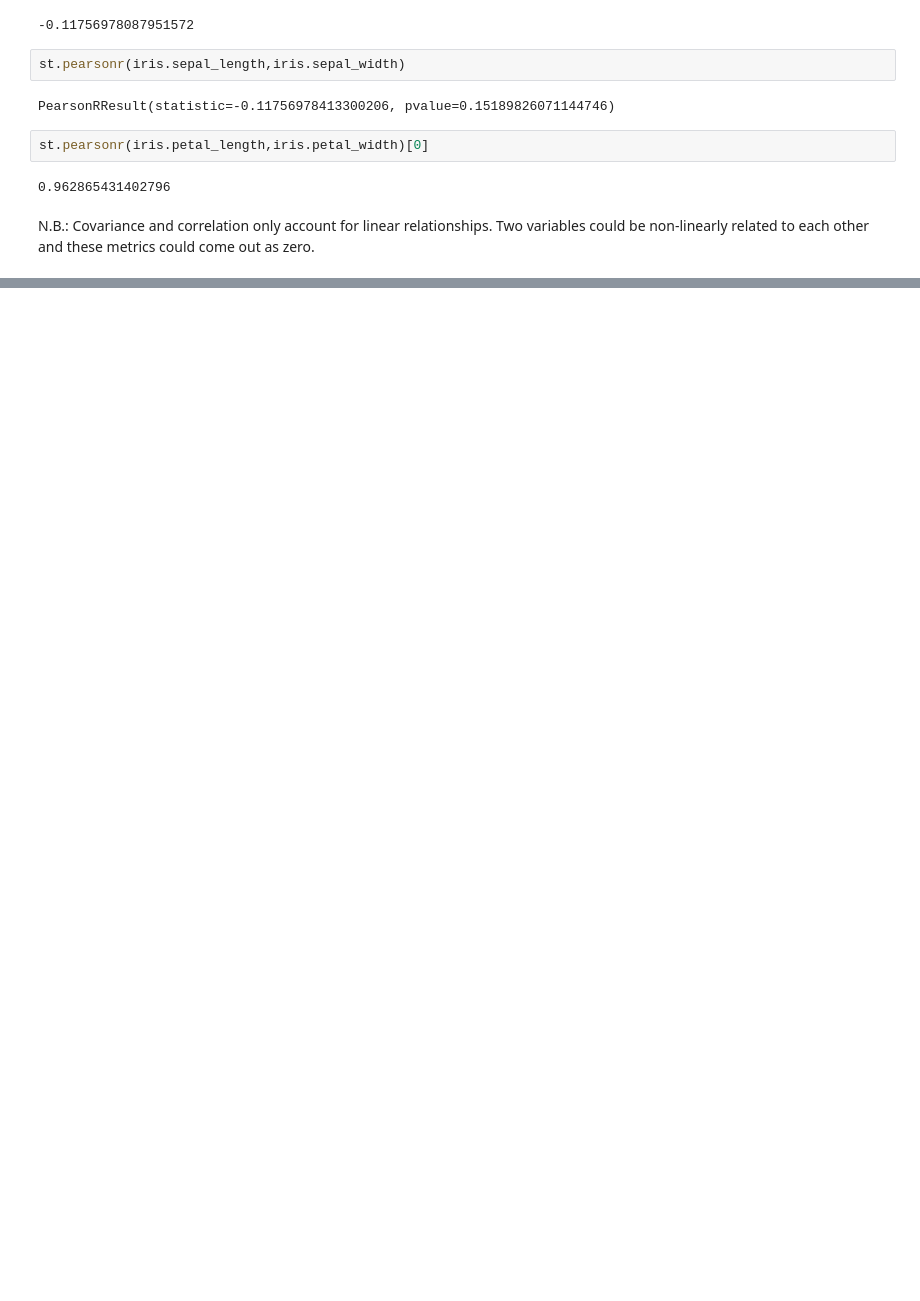
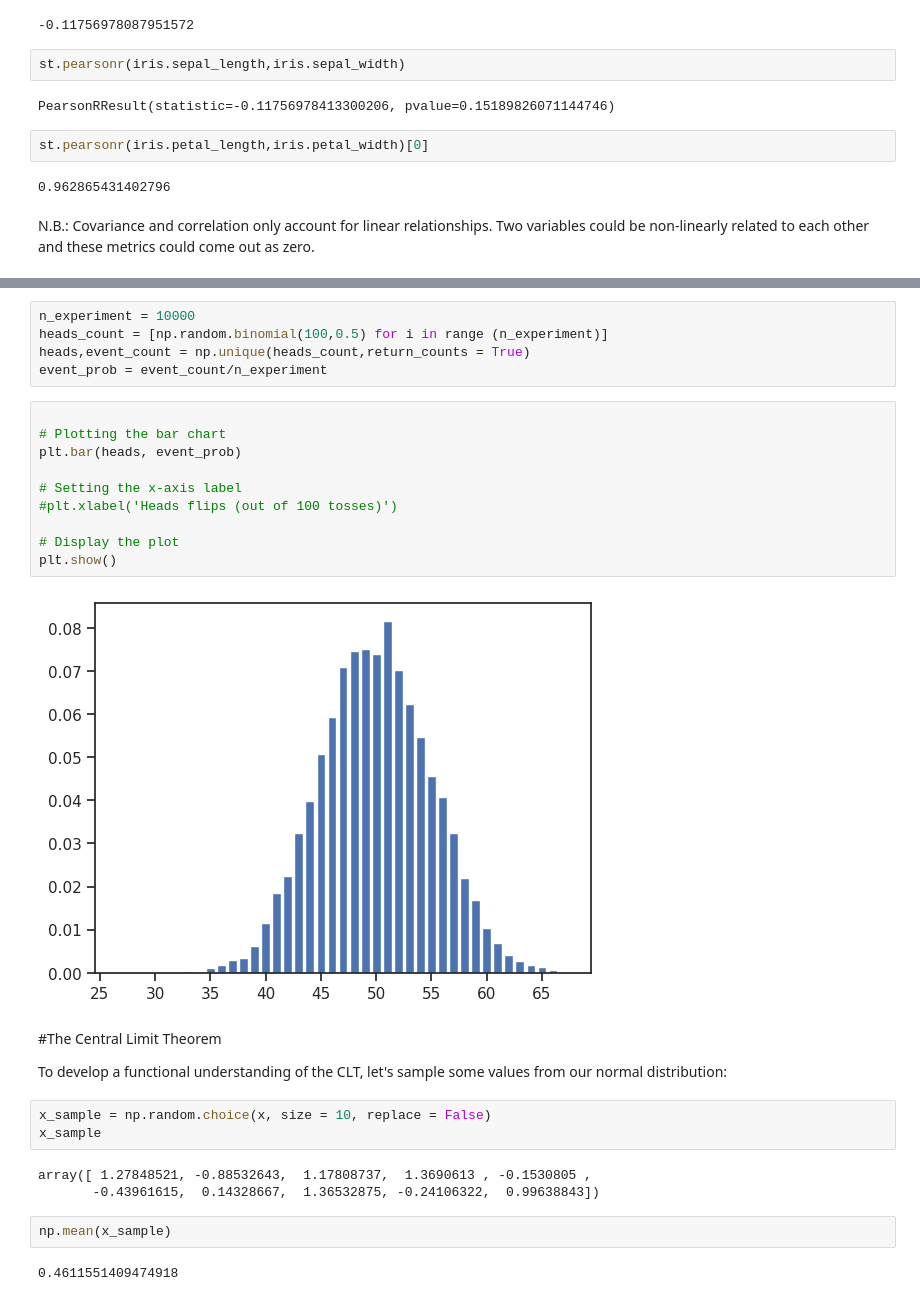
Before and after one commit to Krisho1/Machine-Learning-Foundations-Math-Probability-Statistics-and-Computer-Science-Python-Codes-, a Jupyter notebook: Probablity.ipynb, the cells around one changed output, grey strips where cells are left out. Cells and saved outputs as stored; diff of their text form; blank space fills up the shorter version.

```diff
--- a/Probablity.ipynb
+++ b/Probablity.ipynb
@@ -521,0 +569,31 @@ N.B.: Covariance and correlation only account for linear relationships. Two vari
+# %%
+n_experiment = 10000
+heads_count = [np.random.binomial(100,0.5) for i in range (n_experiment)]
+heads,event_count = np.unique(heads_count,return_counts = True)
+event_prob = event_count/n_experiment
+# %%
+
+# Plotting the bar chart
+plt.bar(heads, event_prob)
+
+# Setting the x-axis label
+#plt.xlabel('Heads flips (out of 100 tosses)')
+
+# Display the plot
+plt.show()
+# %% [output]
+[figure, added]
+# %% [markdown]
+#The Central Limit Theorem
+
+To develop a functional understanding of the CLT, let's sample some values from our normal distribution:
+# %%
+x_sample = np.random.choice(x, size = 10, replace = False)
+x_sample
+# %% [output]
+array([ 1.27848521, -0.88532643,  1.17808737,  1.3690613 , -0.1530805 ,
+       -0.43961615,  0.14328667,  1.36532875, -0.24106322,  0.99638843])
+# %%
+np.mean(x_sample)
+# %% [output]
+0.4611551409474918
```
Also changed, not shown: parts of 81 cells of this notebook.
